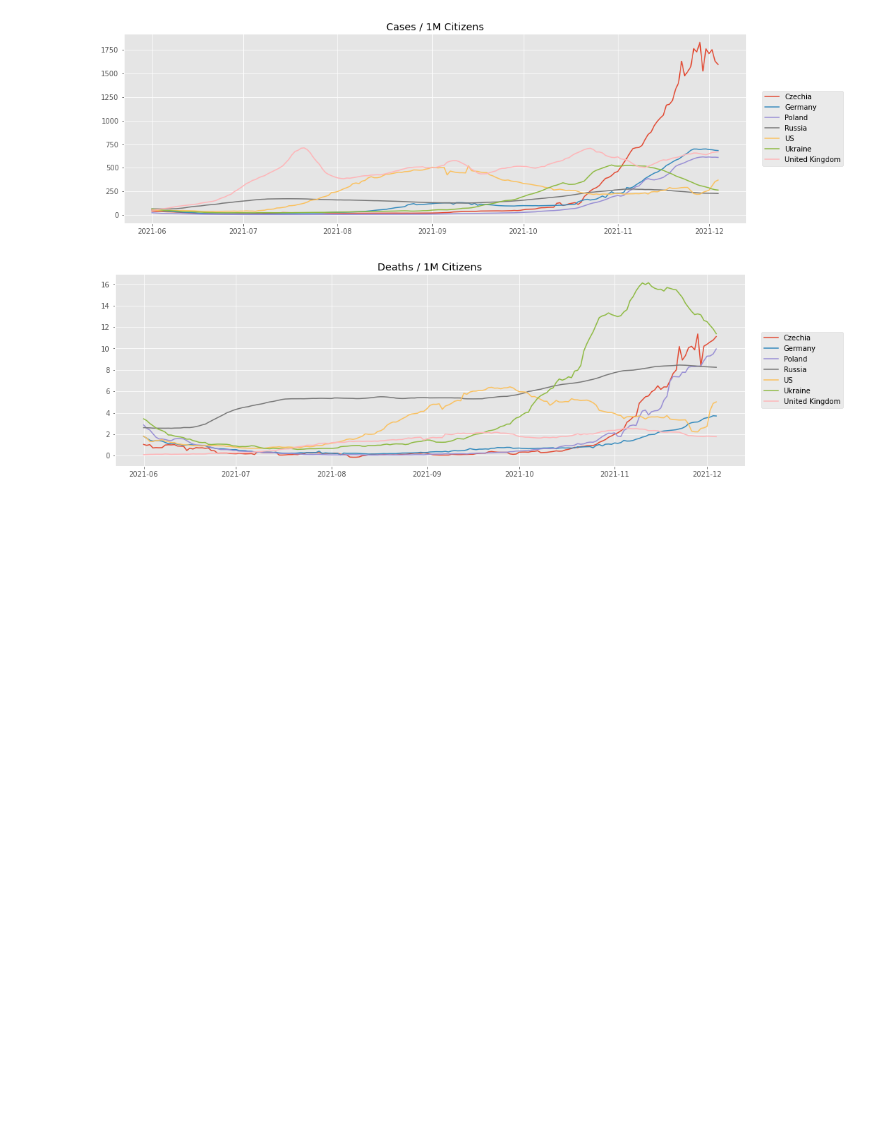
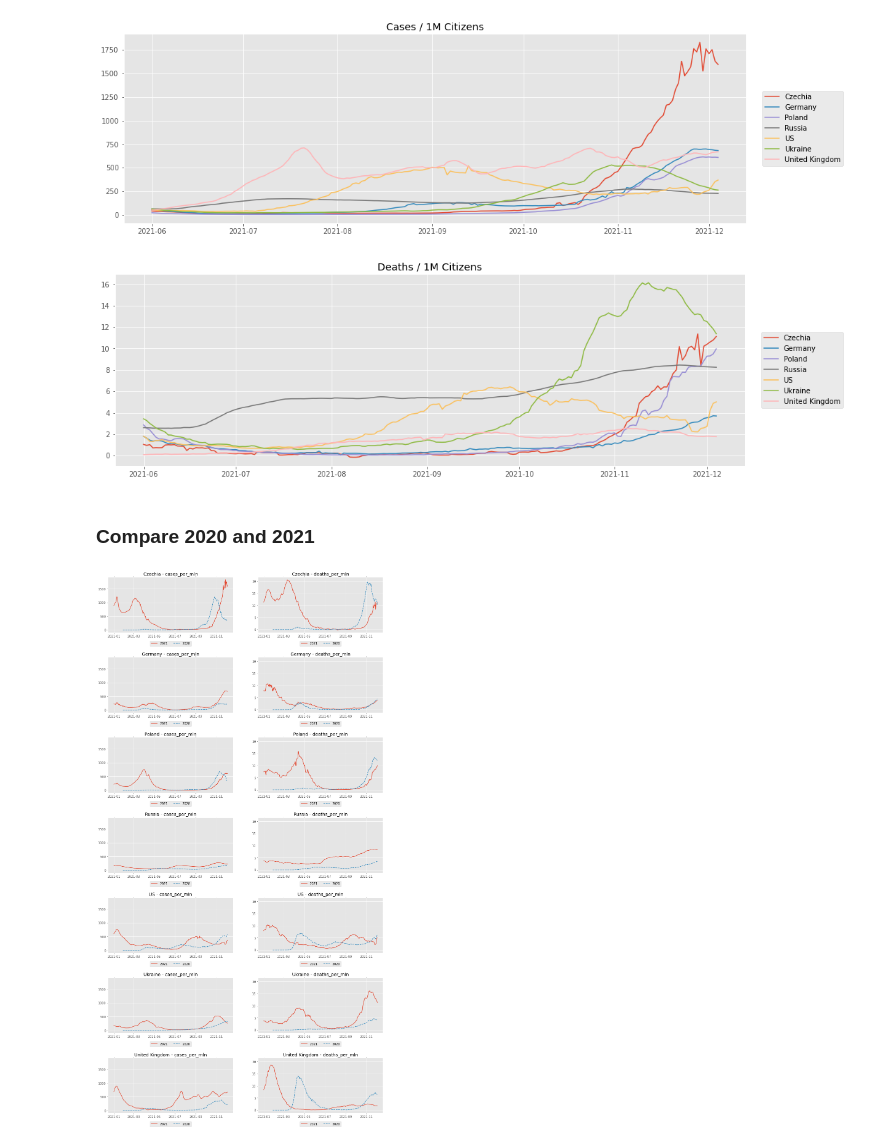
Before and after one commit to jaroslawr/jupyter-notebooks, a Jupyter notebook: dataset_covid/dataset_covid.ipynb, the cells around one changed output. Cells and saved outputs as stored; diff of their text form; code cells hidden in the pictures; blank space fills up the shorter version.

```diff
--- a/dataset_covid/dataset_covid.ipynb
+++ b/dataset_covid/dataset_covid.ipynb
@@ -133,6 +133,7 @@ df = (
     .loc[lambda df: df["pop_mln"].notna()]
     .assign(cases_per_mln=lambda df: df["cases"] / df["pop_mln"],
             deaths_per_mln=lambda df: df["deaths"] / df["pop_mln"])
+    .sort_index()
 )
 # %%
 df.groupby("country").tail(1).head(30)
@@ -225,0 +190,3 @@ moving_average_df.groupby(level="country").tail(2)
+# %%
+def moving_average(df):
+    return df.groupby(level="country").apply(lambda s: s.rolling(7).mean())
@@ -232,2 +226,41 @@ plot(moving_average_df.loc[:, "deaths_per_mln"].unstack(level="country"), "Death
 # %% [output]
 [figure]
+# %% [markdown]
+### Compare 2020 and 2021
+# %%
+def moving_average_with_1y_shift(df):
+    ma = moving_average(df)
+    shifted_ma = (
+        ma.loc[:, ["cases_per_mln", "deaths_per_mln"]]
+        .groupby(level="country")
+        .shift(365)
+        .rename(columns=lambda c: f"{c}_1y_ago")
+    )
+    return ma.join(shifted_ma)
+# %%
+def plot_moving_average_with_1y_shift(df, countries, date_from, date_to):
+    plot_df = (
+        moving_average_with_1y_shift(df)
+        .loc[(countries, slice(date_from, date_to)), :]
+    )
+
+    fig, axs = plt.subplots(nrows=len(countries), ncols=2, figsize=(16, 32), sharex=True, sharey="col")
+    plt.subplots_adjust(hspace=0.45)
+
+    for axs_row, country in zip(axs, plot_df.index.unique(level="country")):
+        for ax, response in zip(axs_row, ["cases_per_mln", "deaths_per_mln"]):
+            country_df = plot_df.loc[country, :]
+            ax.plot(country_df.index, country_df[response], label="2021")
+            ax.plot(country_df.index, country_df[f"{response}_1y_ago"], linestyle="dashed", label="2020")
+            ax.set_title(f"{country} - {response}")
+            ax.legend(loc="center", ncol=2, bbox_to_anchor=(0.5, -0.2))
+            ax.tick_params(axis="x", reset=True)
+# %%
+plot_moving_average_with_1y_shift(
+    df=df,
+    countries=countries,
+    date_from=pd.to_datetime("2021-01-01"),
+    date_to=pd.to_datetime("2021-12-31")
+)
+# %% [output]
+[figure, added]
```
Also changed, not shown: parts of 10 cells of this notebook, 1 other file.
